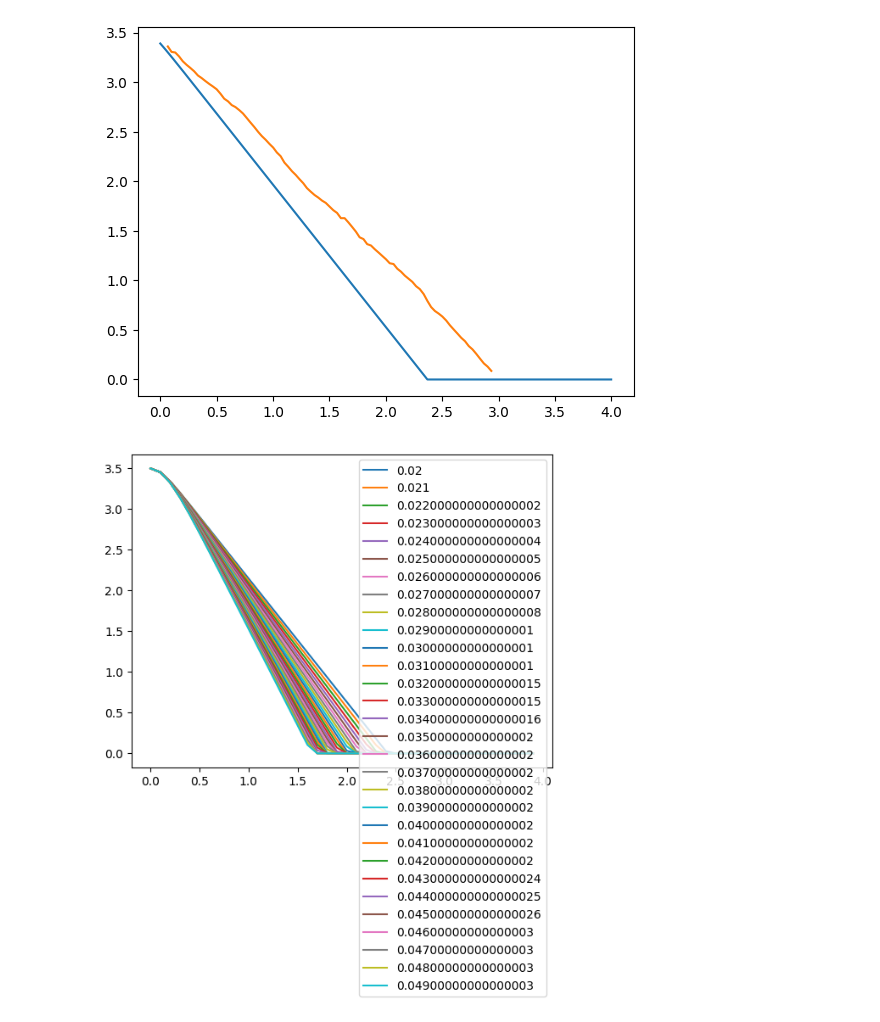
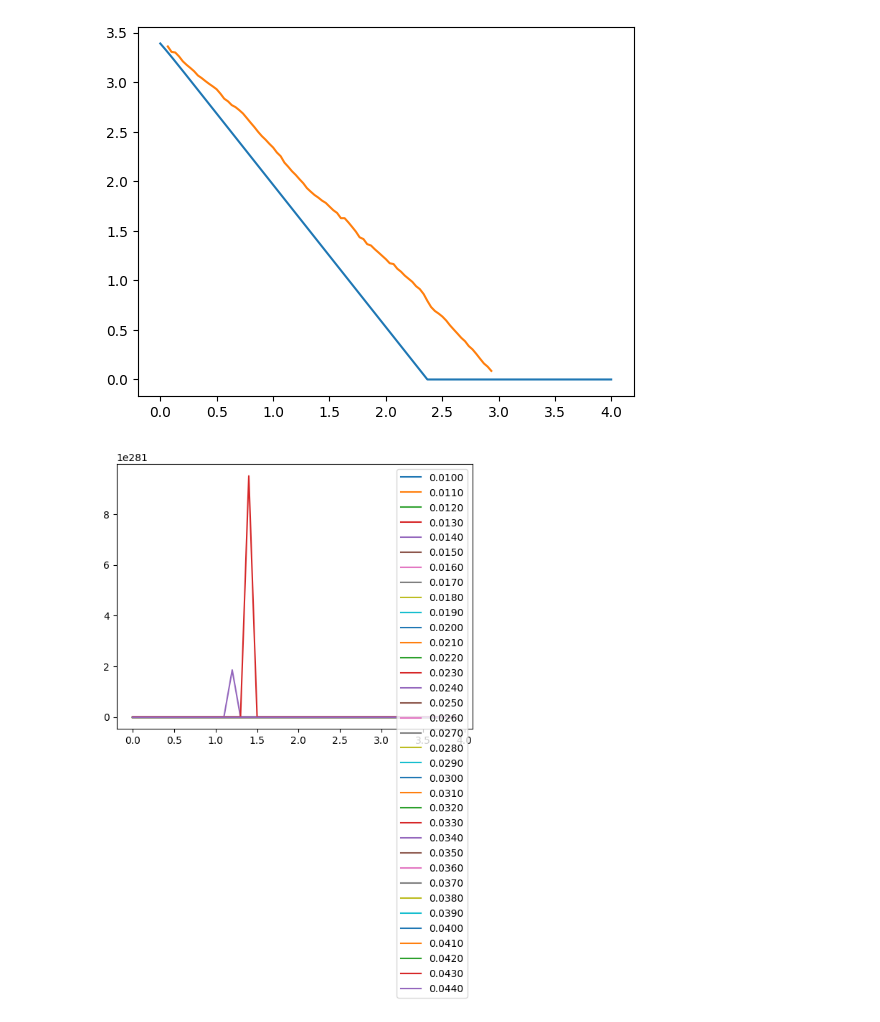
Before and after one commit to YamanduGermano/modsim-projeto3, a Jupyter notebook: lara.ipynb, the cells around one changed output. Drawn from its saved outputs; the diff is of its cells as text; code cells hidden in the pictures.

```diff
--- a/lara.ipynb
+++ b/lara.ipynb
@@ -71,16 +71,16 @@ plt.plot(te,ye)
 [<matplotlib.lines.Line2D at 0x...>]
 [figure]
 # %%
-def meta(lis):
+def meta(lis,tempo1):
     i=0
     resul=-1
     while i<len(lis):
         if lis[i]==0.5:
-            resul= tempo[i]
+            resul= tempo1[i]
             return resul
         i +=1
     if resul==-1:
-        resul=tempo[-1]
+        resul=tempo1[-1]
     return resul
 # %%
 cd = 1.5
@@ -88,44 +88,43 @@ par = 1.1839 #densidade do ar p/ 20°C, em kg/m3
 r = (35/2) * 10**(-2) #raio do paraquedas aberto, em metros
 Area = pi * r **2 # em metros
 g = 9.8 #m/s2
-m_lista = np.arange(0.02,0.05,0.001) # kg
+m_lista = np.arange(0.010,0.045,0.001) # kg
 
 def modelo1(X,t,ma):
     y = X[0]
     vy = X[1]
 
     drag = (cd * par * vy**2 * Area)/2
     peso = ma * g
 
     dydt = vy
-    dvydt = (drag/ma) - (peso/ma)
+    dvydt = (drag-g)/ma
 
     if y <= 0:
         dydt = 0
         dvydt = 0
 
-    dydt = [dydt, dvydt]
-    return dydt
+    resul = [dydt, dvydt]
+    return resul
 
 y0 = 3.5
 vy0 = 0 #momento em que o paraquedas é aberto totalmente
 ci = [y0, vy0]
 
 lista_con=[]
 for m in m_lista:
-    tempo = np.arange(0, 4, 0.1)
-    mod = odeint(modelo1, ci, tempo, args=(m,))
+    tempo1 = np.arange(0, 4, 0.1)
+    mod = odeint(modelo1, ci, tempo1, args=(m,))
     listay = mod[:,0]
     listavy = mod[:,1]
-    lista_con.append(meta(listay))
+    lista_con.append(meta(listay,tempo1))
 
-# plt.plot(tempo,listay)
-    plt.plot(tempo,listay, label=f'{m}')
+    plt.plot(tempo1,listay, label=f'{m:.4f}')
 
 plt.legend()
 plt.show()
 # %% [output]
-[figure, old version]
+[figure, new version]
 # %%
 plt.plot(m_lista,lista_con)
 plt.grid()
```
Also changed, not shown: parts of 1 cell of this notebook.
